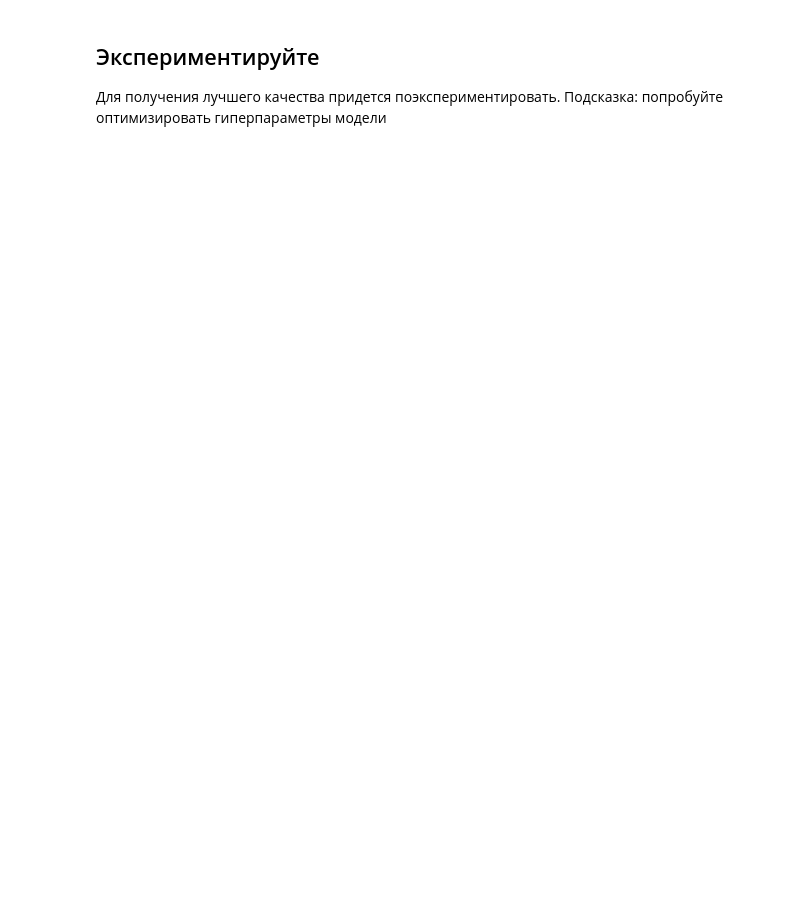
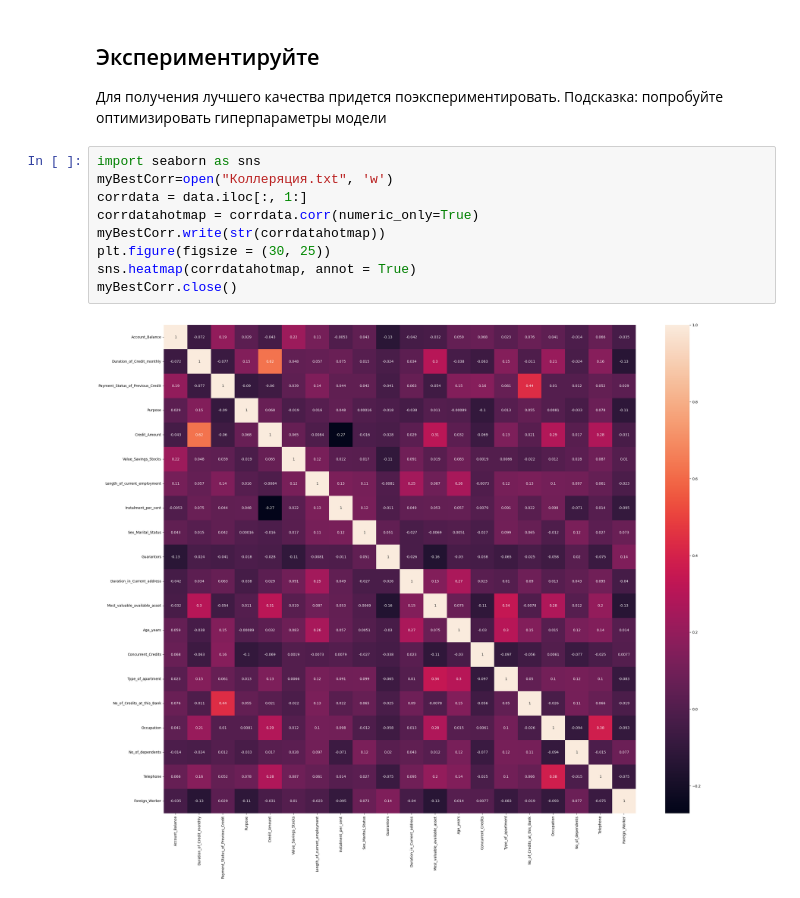
Before and after one commit to vimkill/lab4, a Jupyter notebook: Ансамбли.ipynb, the cells around one changed output. Drawn from its saved outputs; the diff is of its cells as text; blank space fills up the shorter version.

```diff
--- a/Ансамбли.ipynb
+++ b/Ансамбли.ipynb
@@ -180,3 +135,14 @@ print(f"Recall: {mlp_recall:.2f}")
 # %% [markdown]
 ## Экспериментируйте
 Для получения лучшего качества придется поэкспериментировать. Подсказка: попробуйте оптимизировать гиперпараметры модели
+# %%
+import seaborn as sns
+myBestCorr=open("Коллеряция.txt", 'w')
+corrdata = data.iloc[:, 1:]
+corrdatahotmap = corrdata.corr(numeric_only=True)
+myBestCorr.write(str(corrdatahotmap))
+plt.figure(figsize = (30, 25))
+sns.heatmap(corrdatahotmap, annot = True)
+myBestCorr.close()
+# %% [output]
+[figure, added]
```
Also changed, not shown: parts of 5 cells of this notebook, 3 other files.
